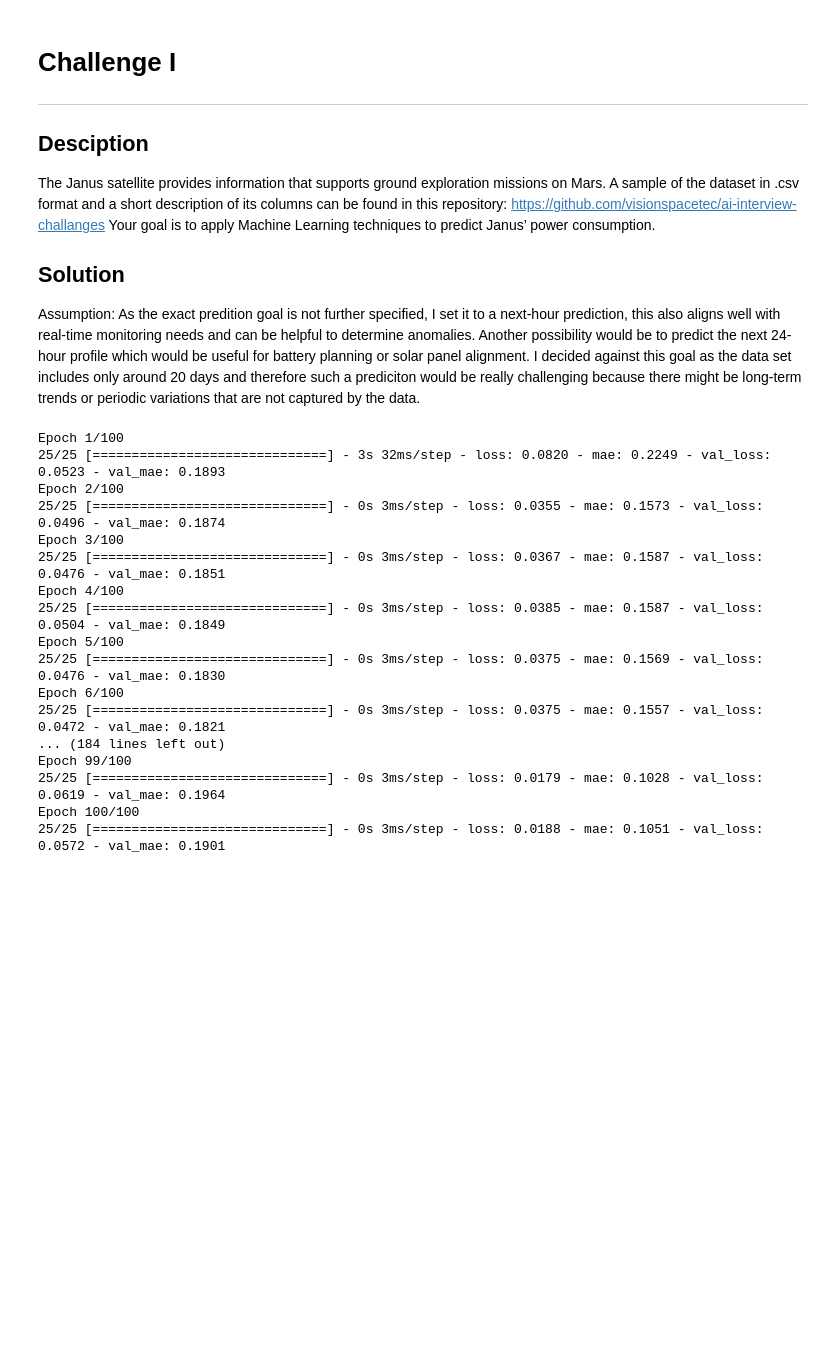
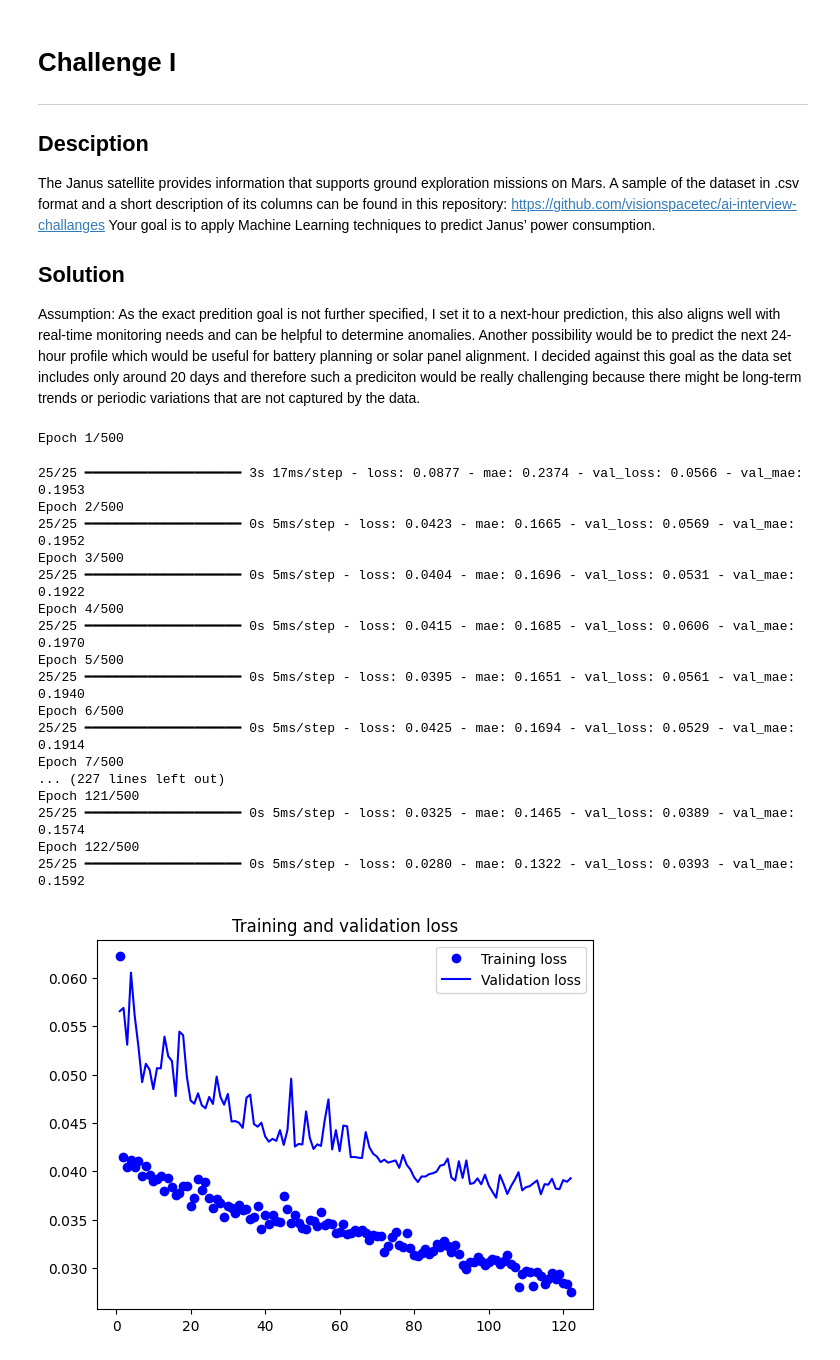
Before and after one commit to Wightwar/vs_challenge, a Jupyter notebook: vs_challenge.ipynb, the cells around one changed output. Cells and saved outputs as stored; diff of their text form; code cells hidden in the pictures; blank space fills up the shorter version.

```diff
--- a/vs_challenge.ipynb
+++ b/vs_challenge.ipynb
@@ -99,6 +94,8 @@ train_size = int(len(x)*train_val_split)
 x_train, x_test = x[:train_size], x[train_size:]
 y_train, y_test = y[:train_size], y[train_size:]
 # %%
+stop_training = EarlyStopping(monitor='val_loss', patience=20)
+
 model = Sequential([
     LSTM(50, return_sequences=True, input_shape=(x_train.shape[1], x_train.shape[2])),# TODO check parameters
     Dropout(0.2),
@@ -110,25 +107,45 @@ model = Sequential([
 
 model.compile(optimizer="adam", loss="mse", metrics=["mae"])
 
-history = model.fit(x_train, y_train, epochs=50, batch_size=16, validation_data=(x_test, y_test), verbose=1)
+history = model.fit(x_train, y_train, epochs=500, batch_size=16, validation_data=(x_test, y_test),
+                    callbacks=[stop_training],
+                    verbose=1)
 # %% [output]
-Epoch 1/100
-25/25 [==============================] - 3s 32ms/step - loss: 0.0820 - mae: 0.2249 - val_loss: 0.0523 - val_mae: 0.1893
-Epoch 2/100
-25/25 [==============================] - 0s 3ms/step - loss: 0.0355 - mae: 0.1573 - val_loss: 0.0496 - val_mae: 0.1874
-Epoch 3/100
-25/25 [==============================] - 0s 3ms/step - loss: 0.0367 - mae: 0.1587 - val_loss: 0.0476 - val_mae: 0.1851
-Epoch 4/100
-25/25 [==============================] - 0s 3ms/step - loss: 0.0385 - mae: 0.1587 - val_loss: 0.0504 - val_mae: 0.1849
-Epoch 5/100
-25/25 [==============================] - 0s 3ms/step - loss: 0.0375 - mae: 0.1569 - val_loss: 0.0476 - val_mae: 0.1830
-Epoch 6/100
-25/25 [==============================] - 0s 3ms/step - loss: 0.0375 - mae: 0.1557 - val_loss: 0.0472 - val_mae: 0.1821
-... (184 lines left out)
-Epoch 99/100
-25/25 [==============================] - 0s 3ms/step - loss: 0.0179 - mae: 0.1028 - val_loss: 0.0619 - val_mae: 0.1964
-Epoch 100/100
-25/25 [==============================] - 0s 3ms/step - loss: 0.0188 - mae: 0.1051 - val_loss: 0.0572 - val_mae: 0.1901
+Epoch 1/500
+25/25 ━━━━━━━━━━━━━━━━━━━━ 3s 17ms/step - loss: 0.0877 - mae: 0.2374 - val_loss: 0.0566 - val_mae: 0.1953
+Epoch 2/500
+25/25 ━━━━━━━━━━━━━━━━━━━━ 0s 5ms/step - loss: 0.0423 - mae: 0.1665 - val_loss: 0.0569 - val_mae: 0.1952
+Epoch 3/500
+25/25 ━━━━━━━━━━━━━━━━━━━━ 0s 5ms/step - loss: 0.0404 - mae: 0.1696 - val_loss: 0.0531 - val_mae: 0.1922
+Epoch 4/500
+25/25 ━━━━━━━━━━━━━━━━━━━━ 0s 5ms/step - loss: 0.0415 - mae: 0.1685 - val_loss: 0.0606 - val_mae: 0.1970
+Epoch 5/500
+25/25 ━━━━━━━━━━━━━━━━━━━━ 0s 5ms/step - loss: 0.0395 - mae: 0.1651 - val_loss: 0.0561 - val_mae: 0.1940
+Epoch 6/500
+25/25 ━━━━━━━━━━━━━━━━━━━━ 0s 5ms/step - loss: 0.0425 - mae: 0.1694 - val_loss: 0.0529 - val_mae: 0.1914
+Epoch 7/500
+... (227 lines left out)
+Epoch 121/500
+25/25 ━━━━━━━━━━━━━━━━━━━━ 0s 5ms/step - loss: 0.0325 - mae: 0.1465 - val_loss: 0.0389 - val_mae: 0.1574
+Epoch 122/500
+25/25 ━━━━━━━━━━━━━━━━━━━━ 0s 5ms/step - loss: 0.0280 - mae: 0.1322 - val_loss: 0.0393 - val_mae: 0.1592
+# %%
+training_loss = history.history['loss']
+validation_loss = history.history['val_loss']
+mean_absolute_error = history.history['val_mae']
+
+epochs = range(1, len(training_loss) + 1)
+
+plt.plot(epochs, training_loss, 'bo', label='Training loss')
+plt.plot(epochs, validation_loss, 'b', label='Validation loss')
+plt.title('Training and validation loss')
+plt.legend()
+
+#plt.plot(epochs, mean_absolute_error, '--', label='Mean absolute error')
+
+plt.show()
+# %% [output]
+[figure, added]
 # %%
 y_pred = model.predict(x_test)
 
```
Also changed, not shown: parts of 4 cells of this notebook.
